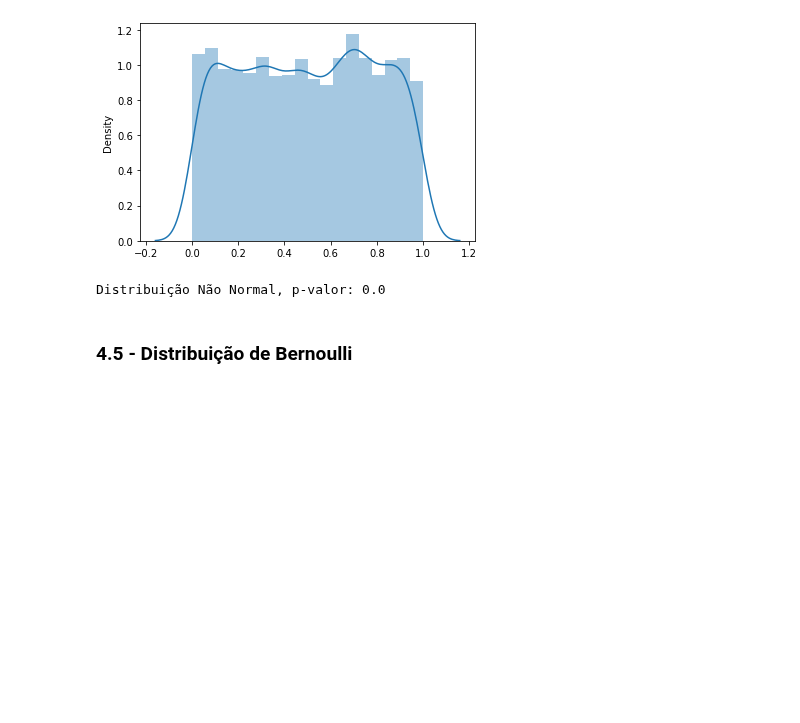
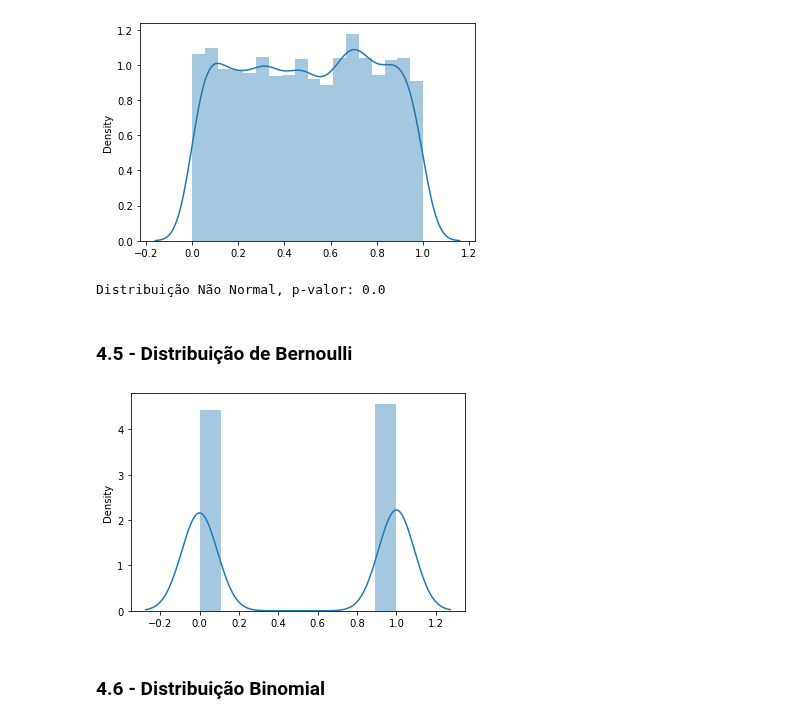
Before and after one commit to Gabrieleas10/Distribuicoes_Probabilidades, a Jupyter notebook: estatistica_completa.ipynb, the cells around one changed output. Saved outputs shown, nothing was run; the diff lists cells and outputs as text; code cells hidden in the pictures; blank space fills up the shorter version.

```diff
--- a/estatistica_completa.ipynb
+++ b/estatistica_completa.ipynb
@@ -717,0 +724,10 @@ Distribuição Não Normal, p-valor: 0.0
+# %%
+# gerando distribuição bernoulli
+dados_bernoulli = bernoulli.rvs(size = 5000, p=0.5)
+# %%
+# distribuição de bernoulli
+sns.distplot(dados_bernoulli);
+# %% [output]
+[figure, added]
+# %% [markdown]
+### 4.6 - Distribuição Binomial
```
Also changed, not shown: parts of 8 cells of this notebook.
